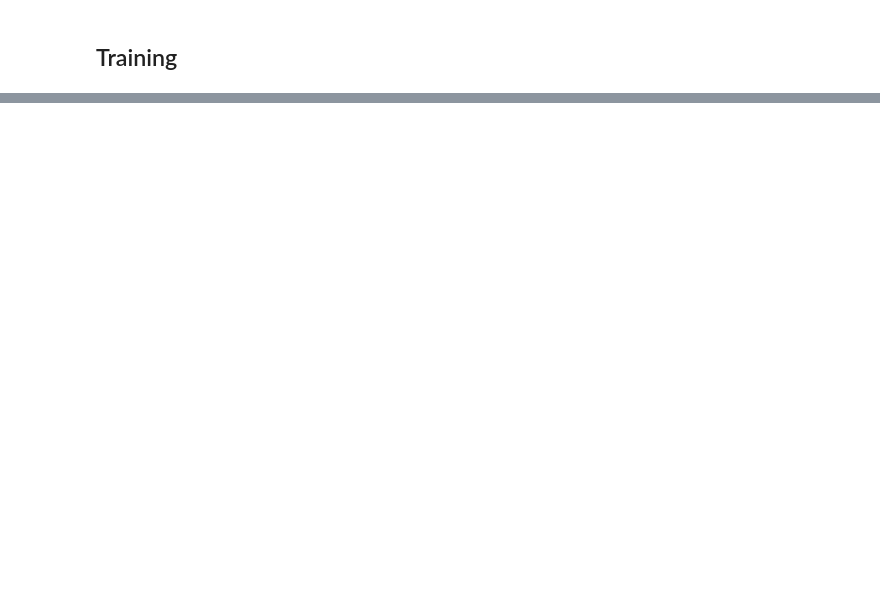
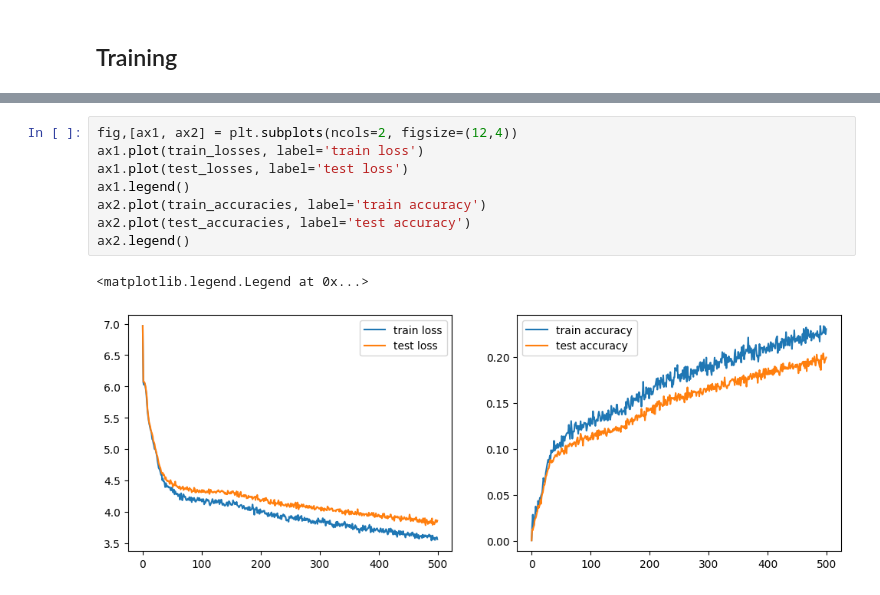
Before and after one commit to holmrenser/deep_learning, a Jupyter notebook: prompting.ipynb, the cells around one changed output, grey strips where cells are left out. Cells and saved outputs as stored; diff of their text form; blank space fills up the shorter version.

```diff
--- a/prompting.ipynb
+++ b/prompting.ipynb
@@ -359,2 +364,13 @@ ax2.legend()
+# %%
+fig,[ax1, ax2] = plt.subplots(ncols=2, figsize=(12,4))
+ax1.plot(train_losses, label='train loss')
+ax1.plot(test_losses, label='test loss')
+ax1.legend()
+ax2.plot(train_accuracies, label='train accuracy')
+ax2.plot(test_accuracies, label='test accuracy')
+ax2.legend()
+# %% [output]
+<matplotlib.legend.Legend at 0x...>
+[figure, added]
 # %%
 import types
```
Also changed, not shown: parts of 7 cells of this notebook, 1 other file.
